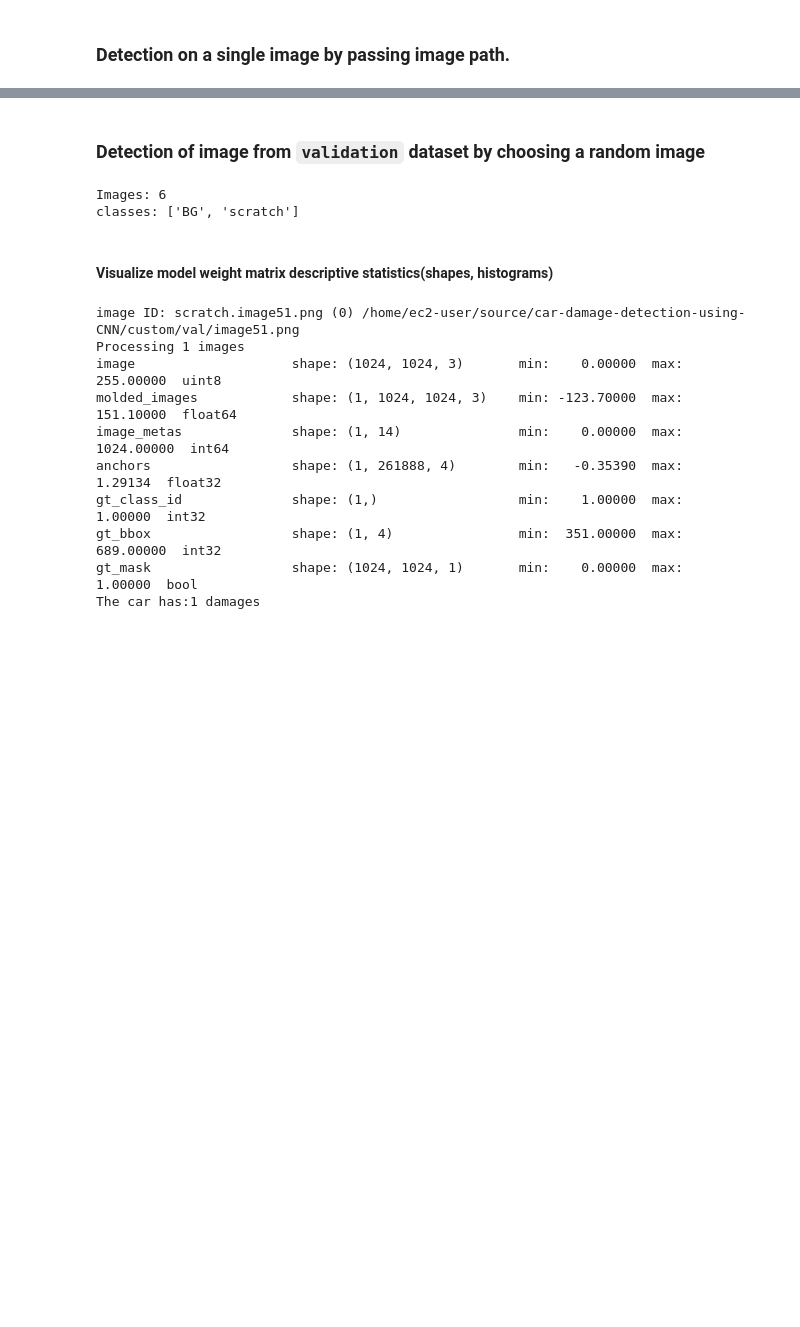
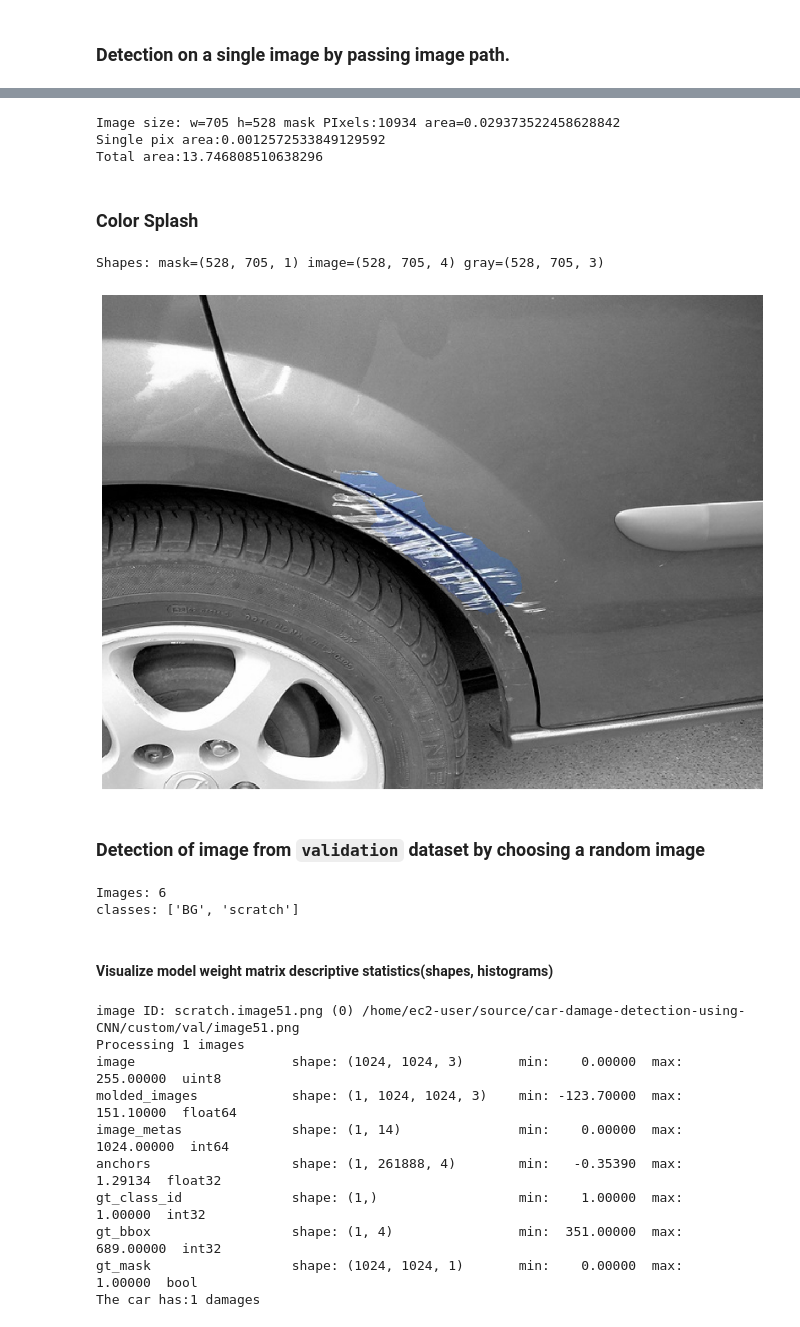
Before and after one commit to CIPCloud/image_segmentation, a Jupyter notebook: Mask_RCNN_car_damage_prediction.ipynb, the cells around one changed output, grey strips where cells are left out. Drawn from its saved outputs; the diff is of its cells as text; code cells hidden in the pictures; blank space fills up the shorter version.

```diff
--- a/Mask_RCNN_car_damage_prediction.ipynb
+++ b/Mask_RCNN_car_damage_prediction.ipynb
@@ -109,3 +123,29 @@ visualize.display_instances(image, r['rois'], r['masks'], r['class_ids'],
+# %%
+pix_cnt = r['masks'].sum()
+h,w = r['masks'].shape[0:2]
+a = pix_cnt/(w*h)
+print ("Image size: w={} h={} mask PIxels:{} area={}".format(w,h, pix_cnt,a))
+
+
+HT_CAR_IN = 18
+LEN_CAR_IN = 26
+h_in_per_pix = HT_CAR_IN/h
+w_in_per_pix = LEN_CAR_IN/w
+single_pix_area =h_in_per_pix*w_in_per_pix
+print("Single pix area:{}".format(h_in_per_pix*w_in_per_pix))
+print("Total area:{}".format(single_pix_area*pix_cnt))
+# %% [output]
+Image size: w=705 h=528 mask PIxels:10934 area=0.029373522458628842
+Single pix area:0.0012572533849129592
+Total area:13.746808510638296
+# %% [markdown]
+### Color Splash
+# %%
+splash = custom_1.color_splash(image, r['masks'])
+display_images([splash], cols=1)
+# %% [output]
+Shapes: mask=(528, 705, 1) image=(528, 705, 4) gray=(528, 705, 3)
+[figure, added]
 # %% [markdown]
 ### Detection of image from `validation` dataset by choosing a random image
 # %%
```
Also changed, not shown: parts of 10 cells of this notebook.
